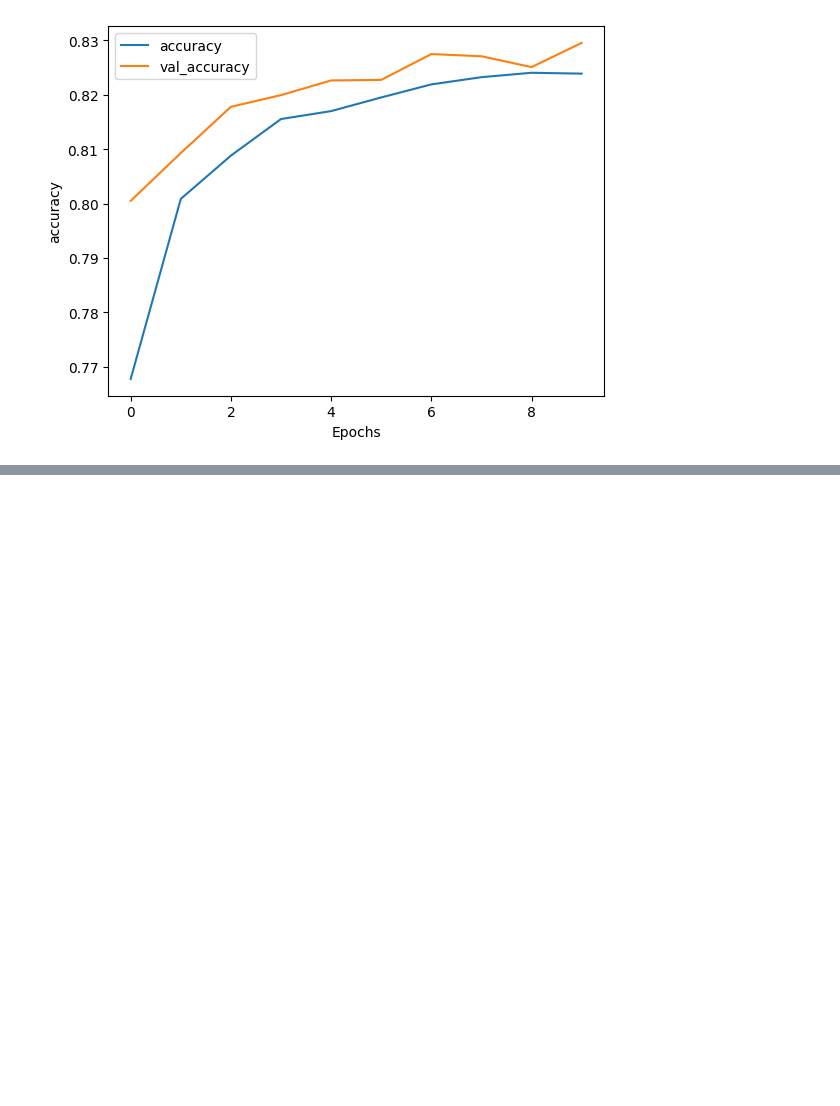
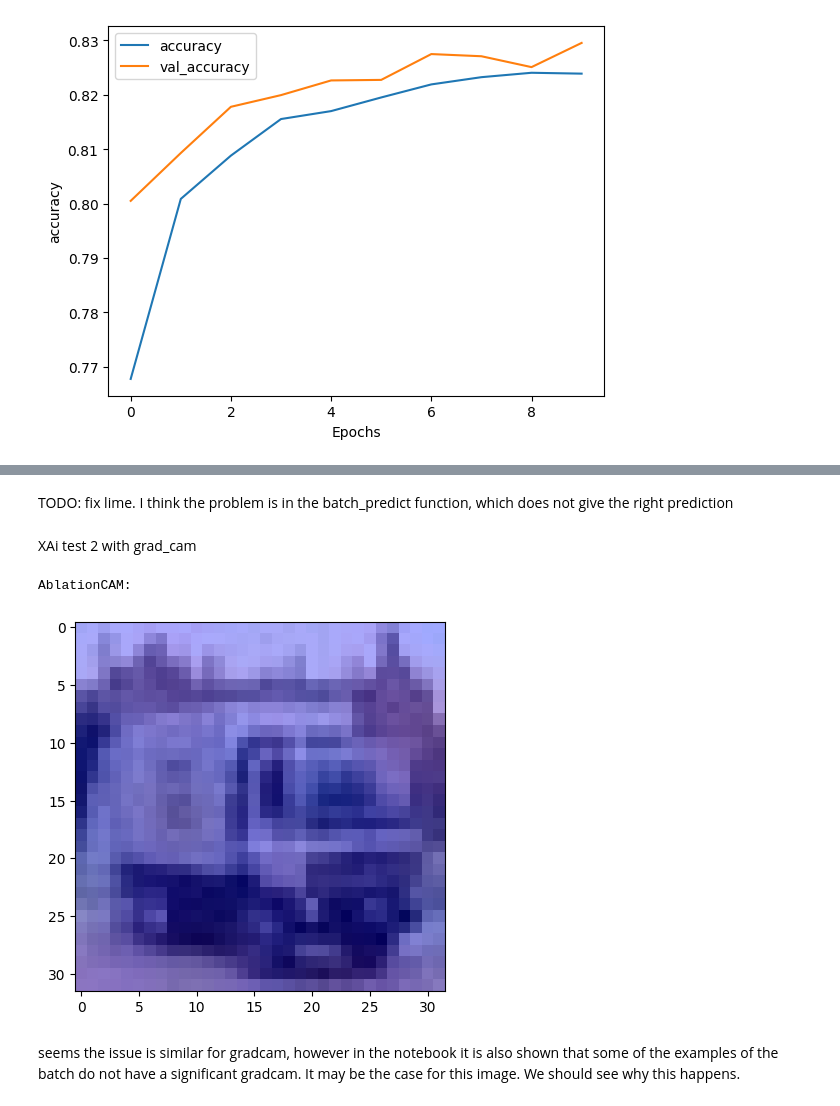
Before and after one commit to AngeloGalav/gauntlet, a Jupyter notebook: playground.ipynb, the cells around one changed output, grey strips where cells are left out. Cells and saved outputs as stored; diff of their text form; code cells hidden in the pictures; blank space fills up the shorter version.

```diff
--- a/playground.ipynb
+++ b/playground.ipynb
@@ -112,0 +90,12 @@ if artifacts != None:
+# %% [markdown]
+TODO: fix lime. I think the problem is in the batch_predict function, which does not give the right prediction
+# %% [markdown]
+XAi test 2 with grad_cam
+# %%
+#exacute gradcam on last layer of resnet
+xai.explain_gradcam_single_image(test_dataloader, model.model, model.model.layer4)
+# %% [output]
+AblationCAM:
+[figure, added]
+# %% [markdown]
+seems the issue is similar for gradcam, however in the notebook it is also shown that some of the examples of the batch do not have a significant gradcam. It may be the case for this image. We should see why this happens.
```
Also changed, not shown: parts of 7 cells of this notebook, 2 other files.
